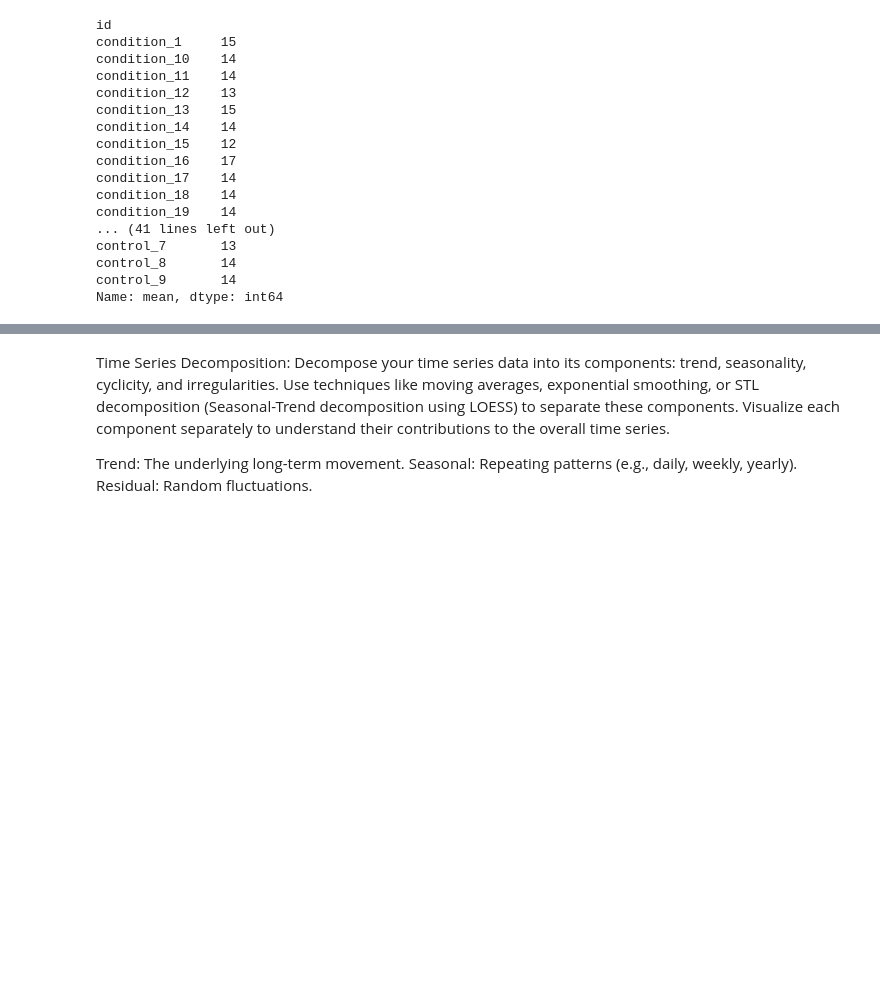
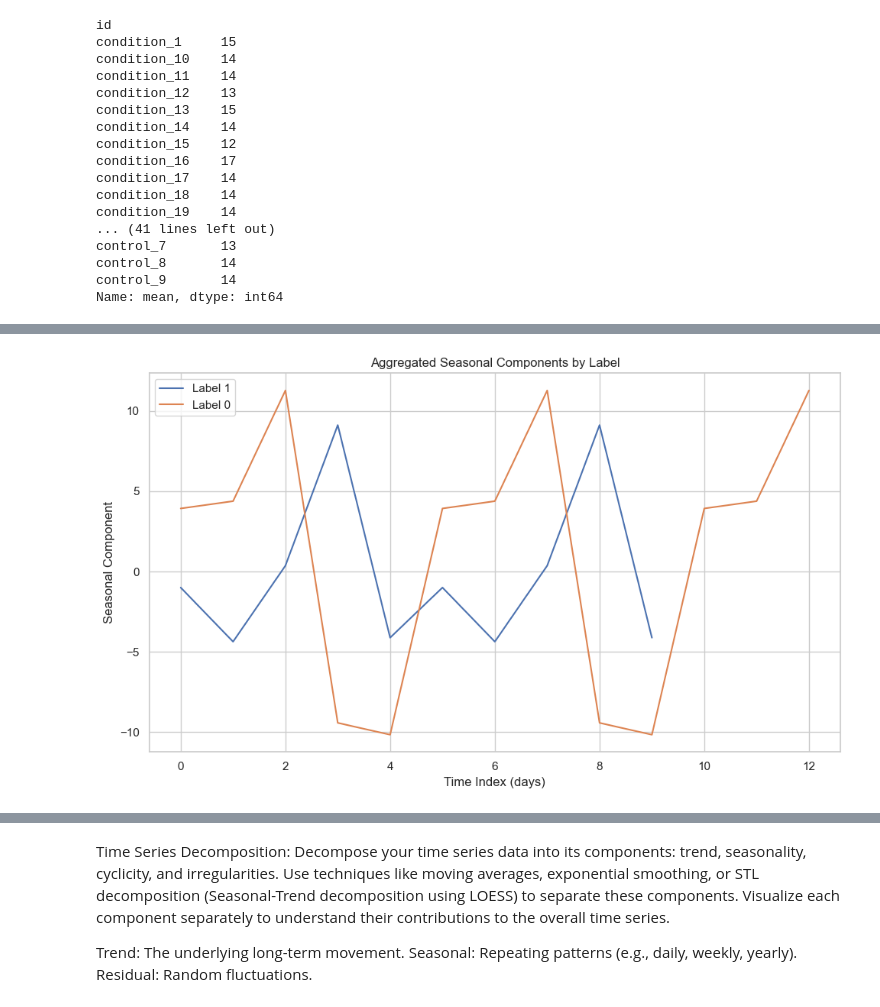
Before and after one commit to zoonalink/IGP-5, a Jupyter notebook: petter/eda-v1.ipynb, the cells around one changed output, grey strips where cells are left out. Cells and saved outputs as stored; diff of their text form; code cells hidden in the pictures; blank space fills up the shorter version.

Commit message:
eda-v2 seasonal decomposition added

```diff
--- a/petter/eda-v1.ipynb
+++ b/petter/eda-v1.ipynb
@@ -729,12 +779,15 @@ for label in df['label'].unique():
 # %%
-
-# plot the aggregated seasonal components
+# step4 - plot the aggregated seasonal components
 plt.figure(figsize=(10, 6))
 for label, seasonality in label_aggregated_seasonality.items():
-    plt.plot(df['timestamp'], seasonality, label=f'Label {label}')
+    plt.plot(seasonality, label=f'Label {label}')
 plt.legend(loc='upper left')
 plt.title('Aggregated Seasonal Components by Label')
-plt.xlabel('Timestamp')
+plt.xlabel('Time Index (days)')
+# remove xticks
+#plt.xticks([])
 plt.ylabel('Seasonal Component')
 plt.tight_layout()
 plt.show()
+# %% [output]
+[figure, added]
```
Also changed, not shown: parts of 5 cells of this notebook, 2 other files.
